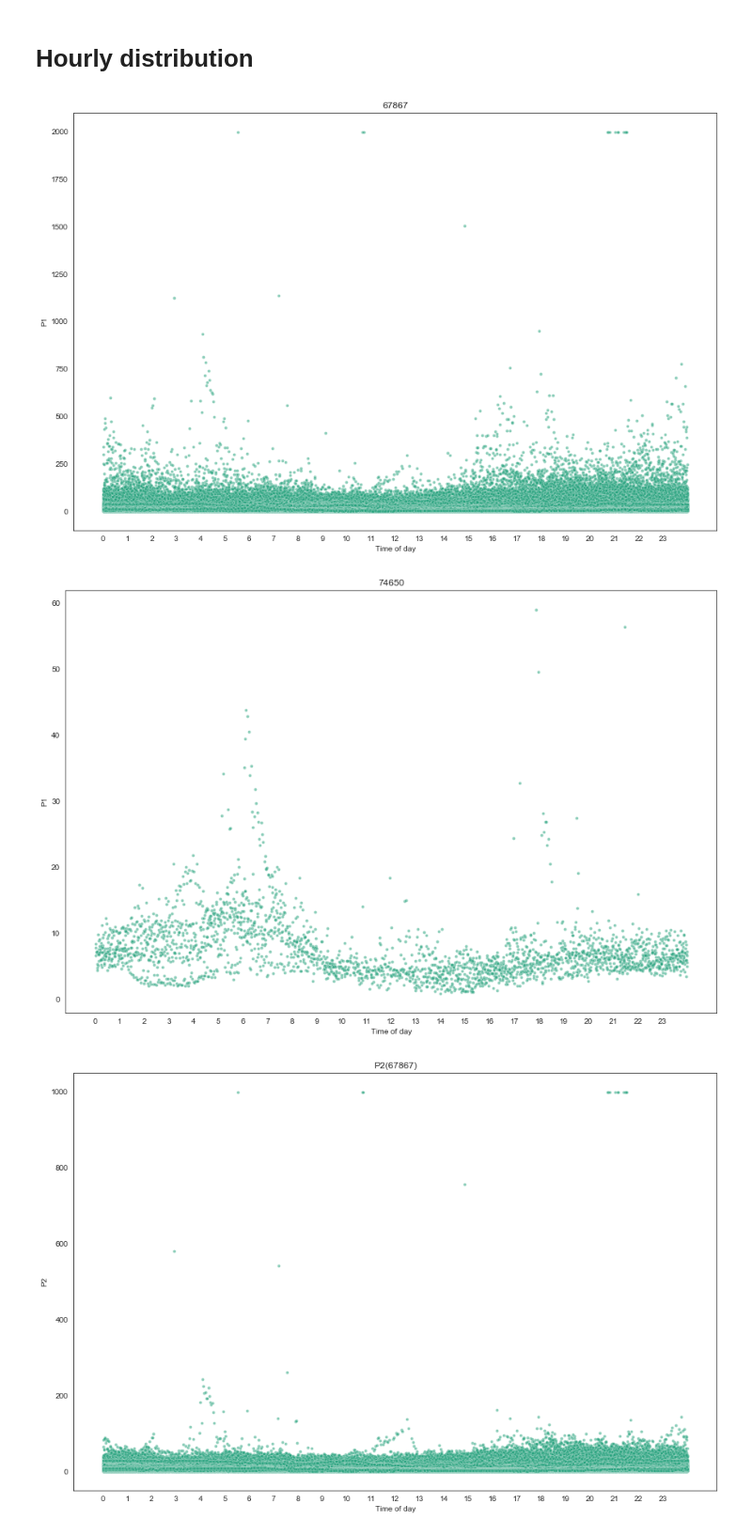
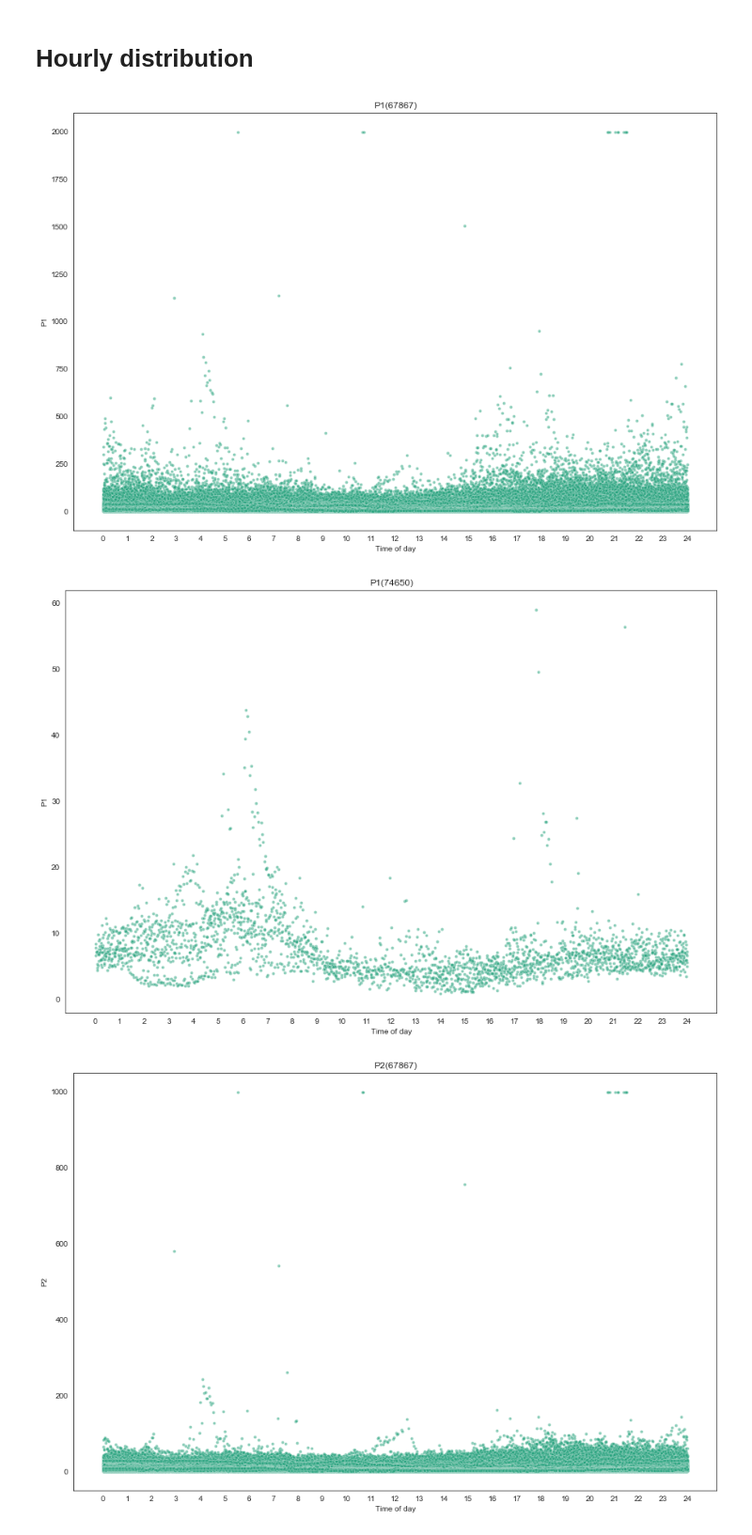
Before and after one commit to mmoskon/sensors, a Jupyter notebook: basic_analysis_sc.ipynb, the cells around one changed output. Shown: that part at 94% size. Cells and saved outputs as stored; diff of their text form; code cells hidden in the pictures.

```diff
--- a/basic_analysis_sc.ipynb
+++ b/basic_analysis_sc.ipynb
@@ -56,20 +56,20 @@ plt.show()
 # %%
 for sensor_id in df.sensor_id.unique():
     sns.scatterplot(data=df[df.sensor_id == sensor_id], y='P1', x='time', s=15, alpha=0.5, palette = flatui[:2])
 
     f = plt.gcf()
     f.set_size_inches(15,10)
     plt.xlabel("Time of day")
     plt.ylabel("P1")
     plt.title(f"P1({sensor_id})")
 
 
-    plt.xticks(np.arange(24), np.arange(24))
+    plt.xticks(np.arange(25), np.arange(25))
     #plt.legend(routes.astype(str))
     plt.show()
 # %% [output]
-[figure, old version]
+[figure, new version]
-[figure, old version]
+[figure, new version]
 # %%
 for sensor_id in df.sensor_id.unique():
     sns.scatterplot(data=df[df.sensor_id == sensor_id], y='P2', x='time', s=15, alpha=0.5, palette = flatui[:2])
```
Also changed, not shown: parts of 1 cell of this notebook.
